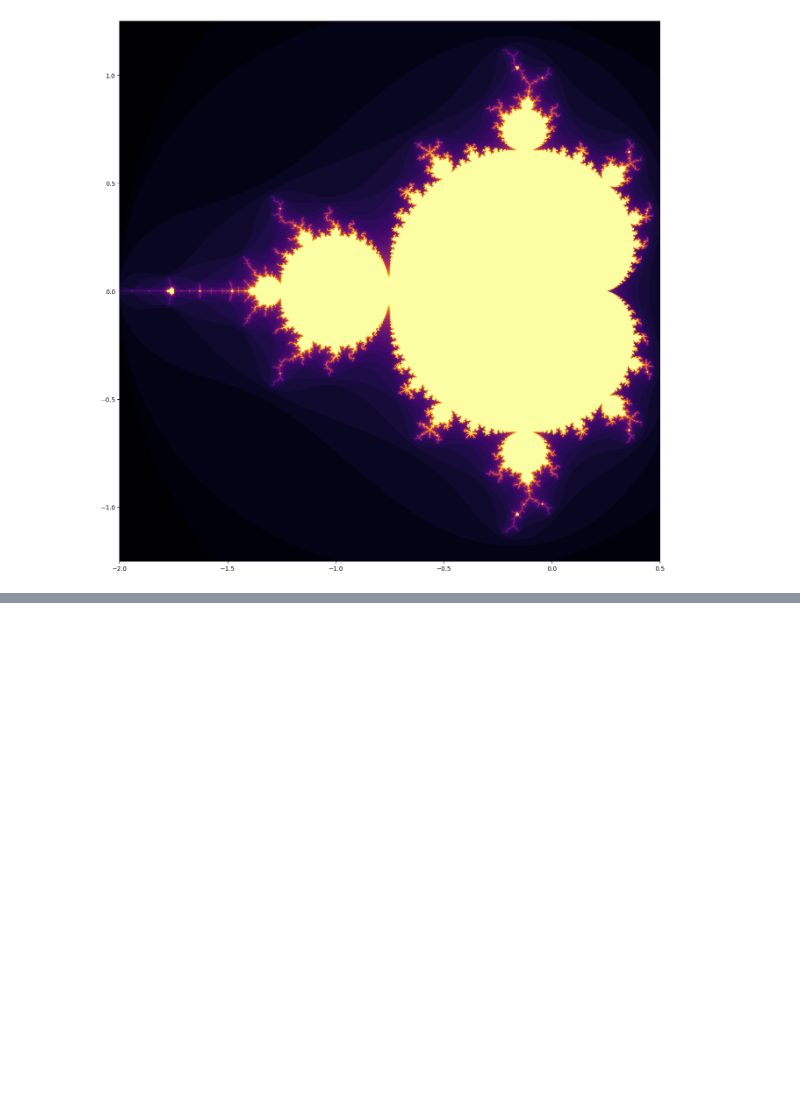
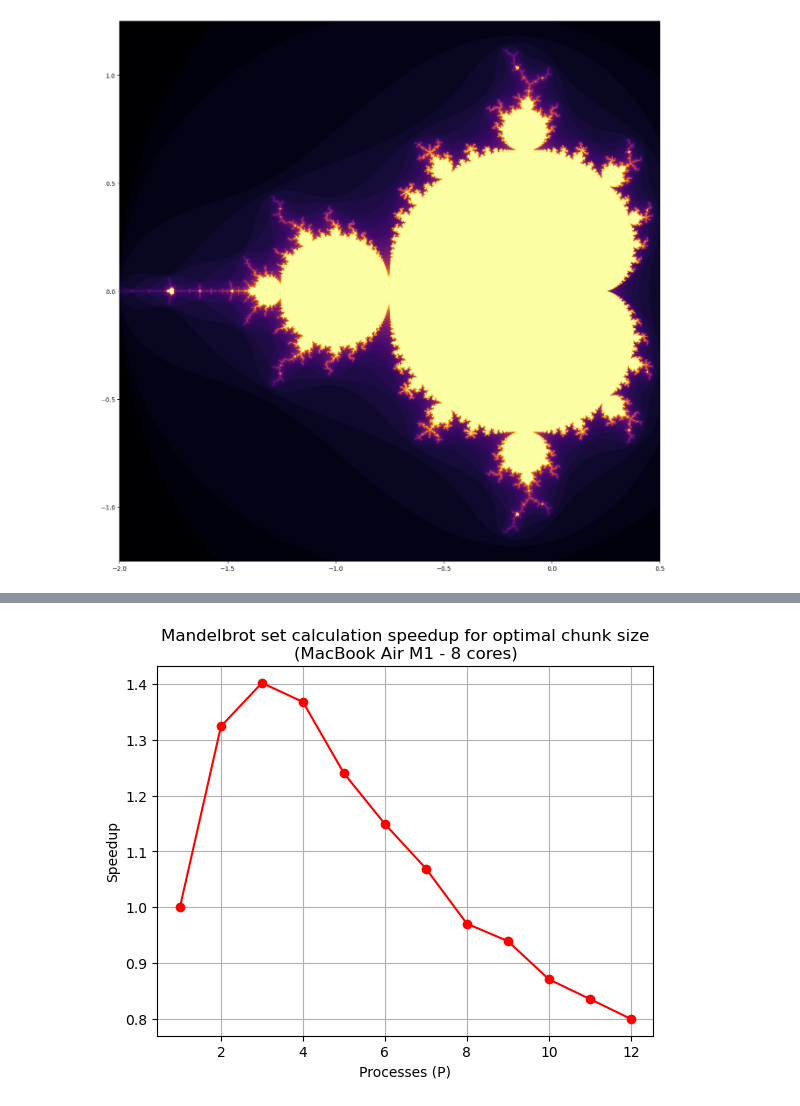
Before and after one commit to tallosim/aau-numerical-scientific-computing, a Jupyter notebook: mini-project/Stage_1.ipynb, the cells around one changed output, grey strips where cells are left out. Cells and saved outputs as stored; diff of their text form; code cells hidden in the pictures; blank space fills up the shorter version.

```diff
--- a/mini-project/Stage_1.ipynb
+++ b/mini-project/Stage_1.ipynb
@@ -136,0 +220,4 @@ make_plot(M, cmap='inferno')
+# %%
+# Load data from a csv file
+times_df = pd.read_csv('times.csv')
+times_np = times_df.values
@@ -136,0 +275,17 @@ make_plot(M, cmap='inferno')
+# %%
+signal_process_time = optimal_chunk_sizes[0, 2]
+speedup = signal_process_time / optimal_chunk_sizes[:, 2]
+
+fig = plt.figure()
+ax = fig.add_subplot()
+
+plt.plot(processes, speedup, 'o-', c='red', label='Speedup')
+
+plt.xlabel('Processes (P)')
+plt.ylabel('Speedup')
+plt.title('Mandelbrot set calculation speedup for optimal chunk size\n(MacBook Air M1 - 8 cores)')
+plt.grid()
+
+plt.show()
+# %% [output]
+[figure, added]
```
Also changed, not shown: parts of 15 cells of this notebook, 3 other files.
